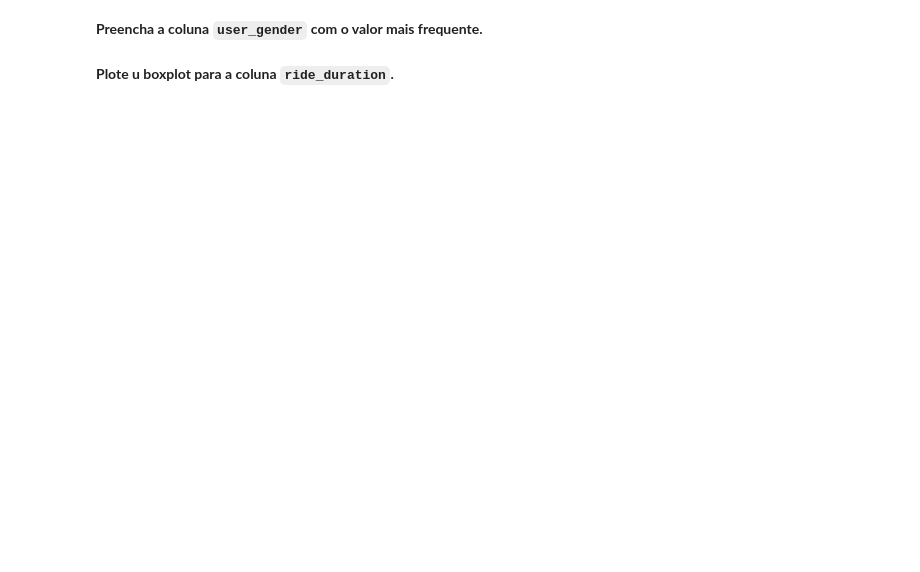
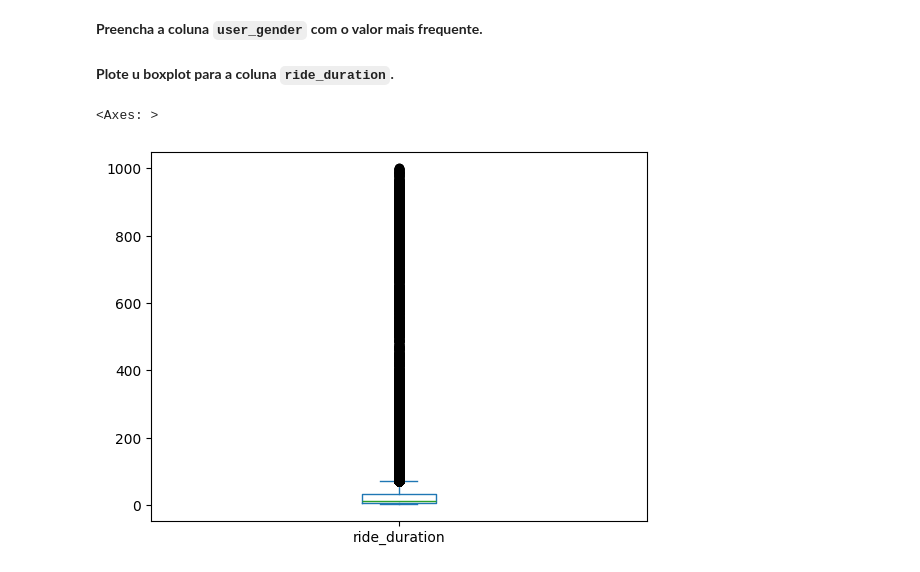
Before and after one commit to GianlucaStarke/introducao_ciencia_dados, a Jupyter notebook: Aula_03/tabela_distribuicao_frequencia/Estatistica_Descritiva_Lista_Exercicios.ipynb, the cells around one changed output. Cells and saved outputs as stored; diff of their text form; code cells hidden in the pictures; blank space fills up the shorter version.

```diff
--- a/Aula_03/tabela_distribuicao_frequencia/Estatistica_Descritiva_Lista_Exercicios.ipynb
+++ b/Aula_03/tabela_distribuicao_frequencia/Estatistica_Descritiva_Lista_Exercicios.ipynb
@@ -144,4 +159,15 @@ df_bike.head()
 # %% [markdown]
 **Preencha a coluna `user_gender` com o valor mais frequente.**
+# %%
+df_bike['user_gender'] = (
+    df_bike['user_gender'].fillna(
+        df_bike['user_gender'].mode()[0]
+    )
+)
 # %% [markdown]
 **Plote u boxplot para a coluna `ride_duration`.**
+# %%
+df_bike['ride_duration'].plot(kind='box')
+# %% [output]
+<Axes: >
+[figure, added]
```
Also changed, not shown: parts of 2 cells of this notebook.
